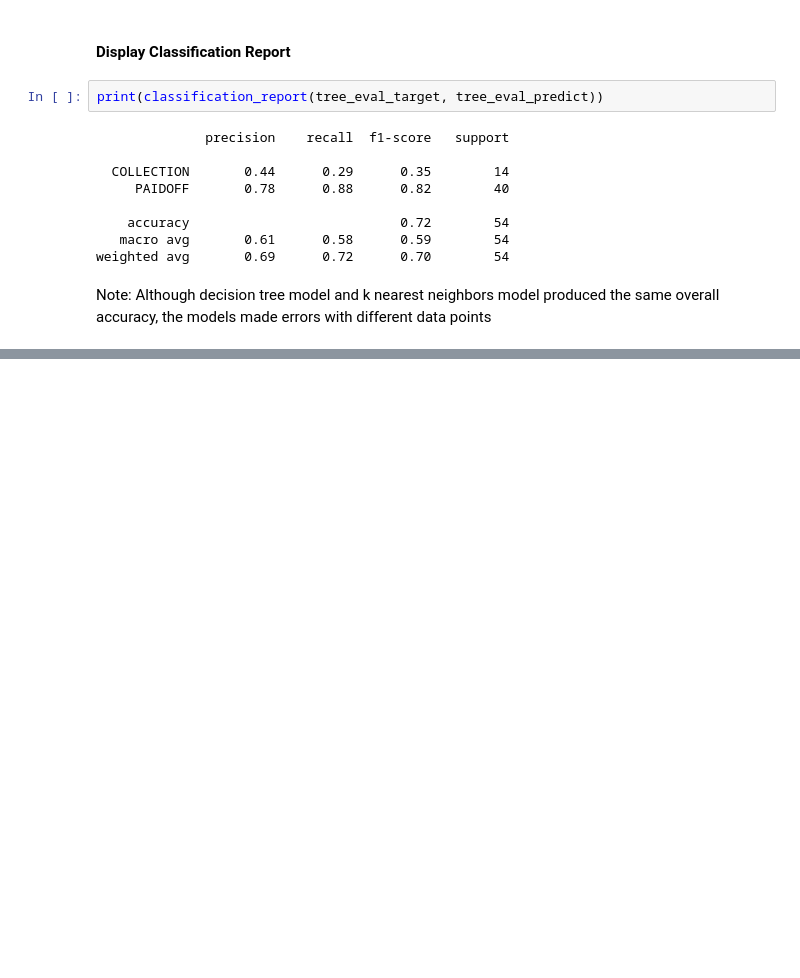
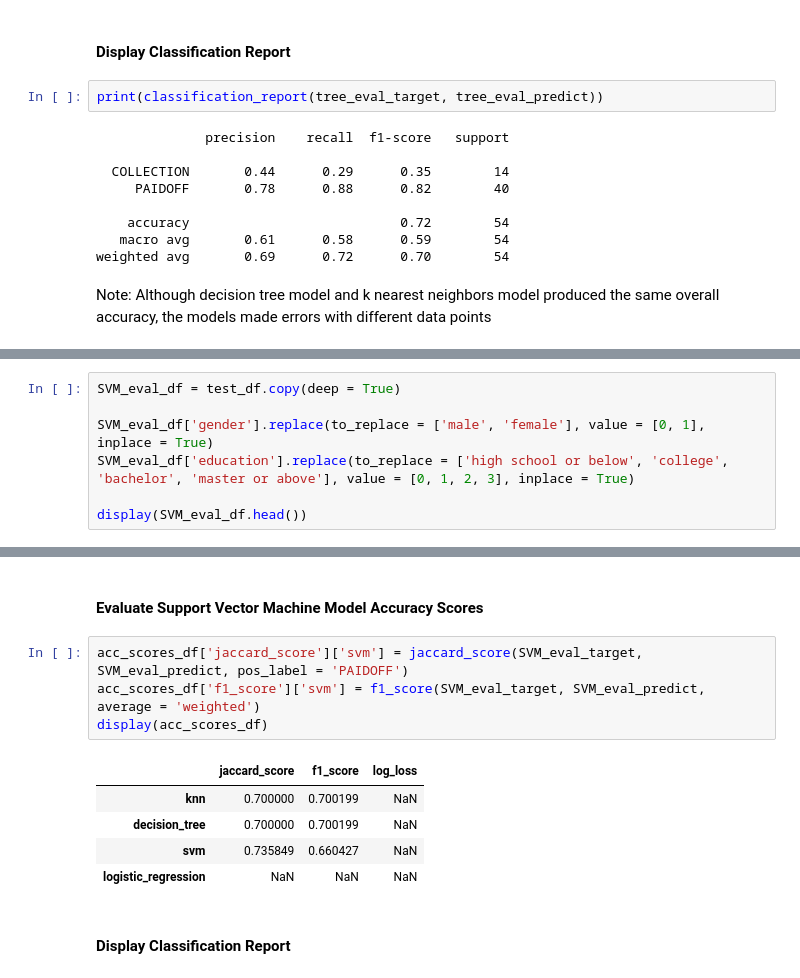
Before and after one commit to demic312/LoanDataProject, a Jupyter notebook: LoanData.ipynb, the cells around one changed output, grey strips where cells are left out. Cells and saved outputs as stored; diff of their text form; blank space fills up the shorter version.

```diff
--- a/LoanData.ipynb
+++ b/LoanData.ipynb
@@ -571,0 +706,7 @@ Note: Although decision tree model and k nearest neighbors model produced the sa
+# %%
+SVM_eval_df = test_df.copy(deep = True)
+
+SVM_eval_df['gender'].replace(to_replace = ['male', 'female'], value = [0, 1], inplace = True)
+SVM_eval_df['education'].replace(to_replace = ['high school or below', 'college', 'bachelor', 'master or above'], value = [0, 1, 2, 3], inplace = True)
+
+display(SVM_eval_df.head())
@@ -571,0 +804,14 @@ Note: Although decision tree model and k nearest neighbors model produced the sa
+# %% [markdown]
+#### Evaluate Support Vector Machine Model Accuracy Scores
+# %%
+acc_scores_df['jaccard_score']['svm'] = jaccard_score(SVM_eval_target, SVM_eval_predict, pos_label = 'PAIDOFF')
+acc_scores_df['f1_score']['svm'] = f1_score(SVM_eval_target, SVM_eval_predict, average = 'weighted')
+display(acc_scores_df)
+# %% [output]
+|  | jaccard_score | f1_score | log_loss |
+| knn | 0.700000 | 0.700199 | NaN |
+| decision_tree | 0.700000 | 0.700199 | NaN |
+| svm | 0.735849 | 0.660427 | NaN |
+| logistic_regression | NaN | NaN | NaN |
+# %% [markdown]
+#### Display Classification Report
```
Also changed, not shown: parts of 31 cells of this notebook.
